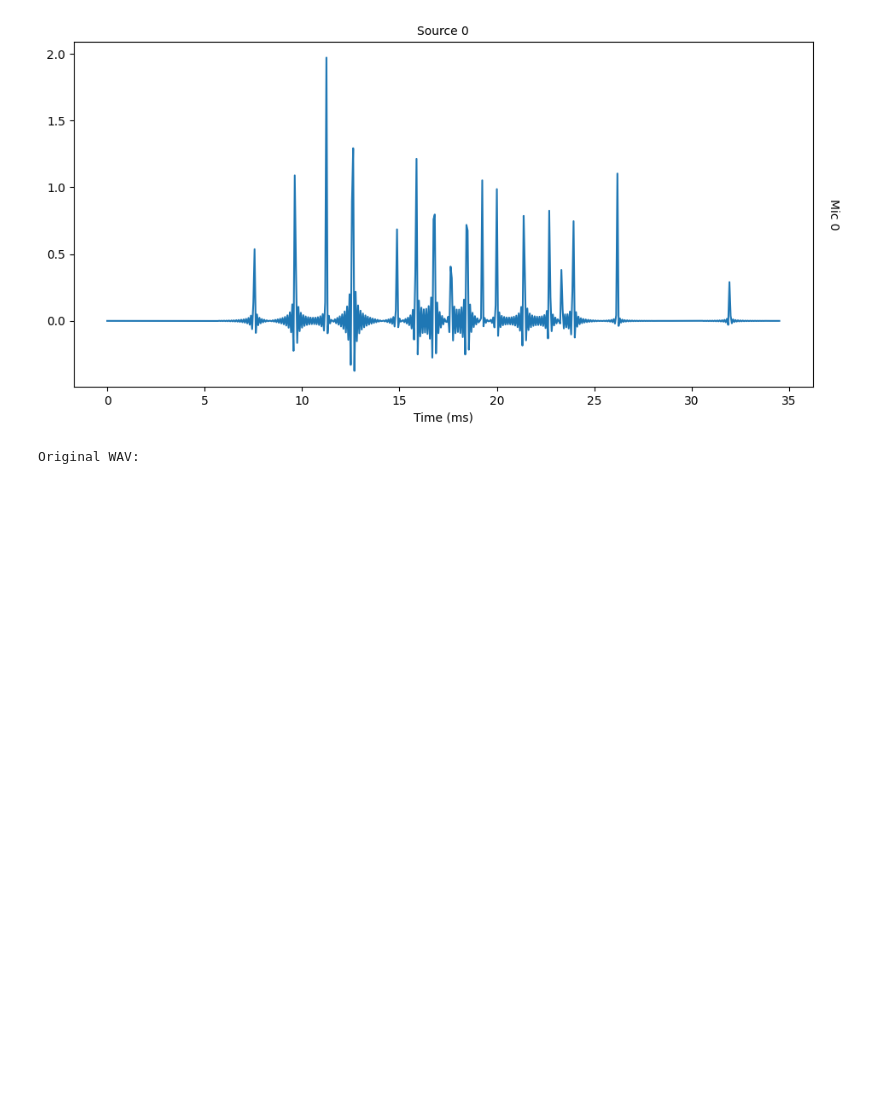
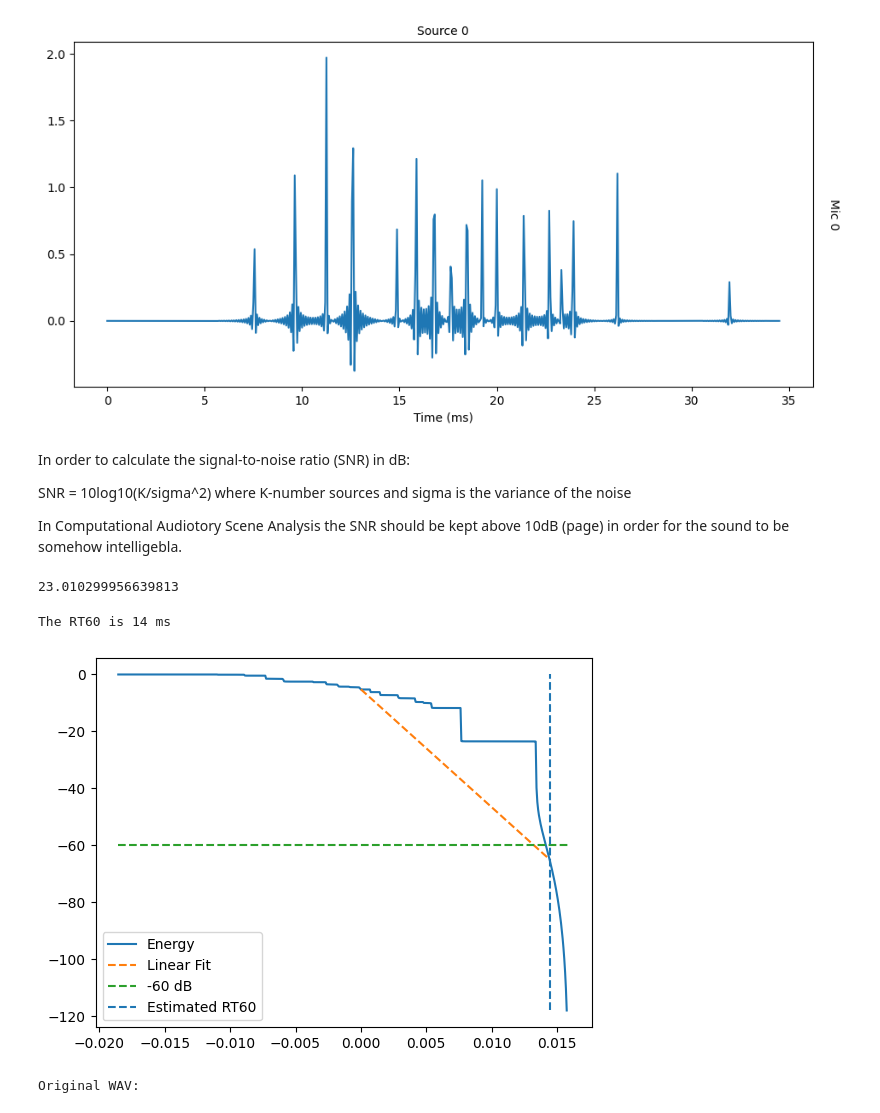
Before and after one commit to AlexandraPosta/sound-localization, a Jupyter notebook: Test.ipynb, the cells around one changed output. Saved outputs shown, nothing was run; the diff lists cells and outputs as text; code cells hidden in the pictures; blank space fills up the shorter version.

```diff
--- a/Test.ipynb
+++ b/Test.ipynb
@@ -78,3 +74,22 @@ room.simulate()
+# %% [markdown]
+In order to calculate the signal-to-noise ratio (SNR) in dB:
+
+SNR = 10log10(K/sigma^2) where K-number sources and sigma is the variance of the noise
+
+In Computational Audiotory Scene Analysis the SNR should be kept above 10dB (page) in order for the sound to be somehow intelligebla.
+# %%
+snr = 10*math.log10(room.n_mics/0.005)
+print(snr)
+
+room.simulate(reference_mic=0, snr=snr)
+# %% [output]
+23.010299956639813
+# %%
+t60 = pra.experimental.measure_rt60(room.rir[0][0], fs=room.fs, plot=True)
+print(f"The RT60 is {t60 * 1000:.0f} ms")
+# %% [output]
+The RT60 is 14 ms
+[figure, added]
 # %%
 # original signal
 print("Original WAV:")
```
Also changed, not shown: parts of 10 cells of this notebook, 3 other files.
